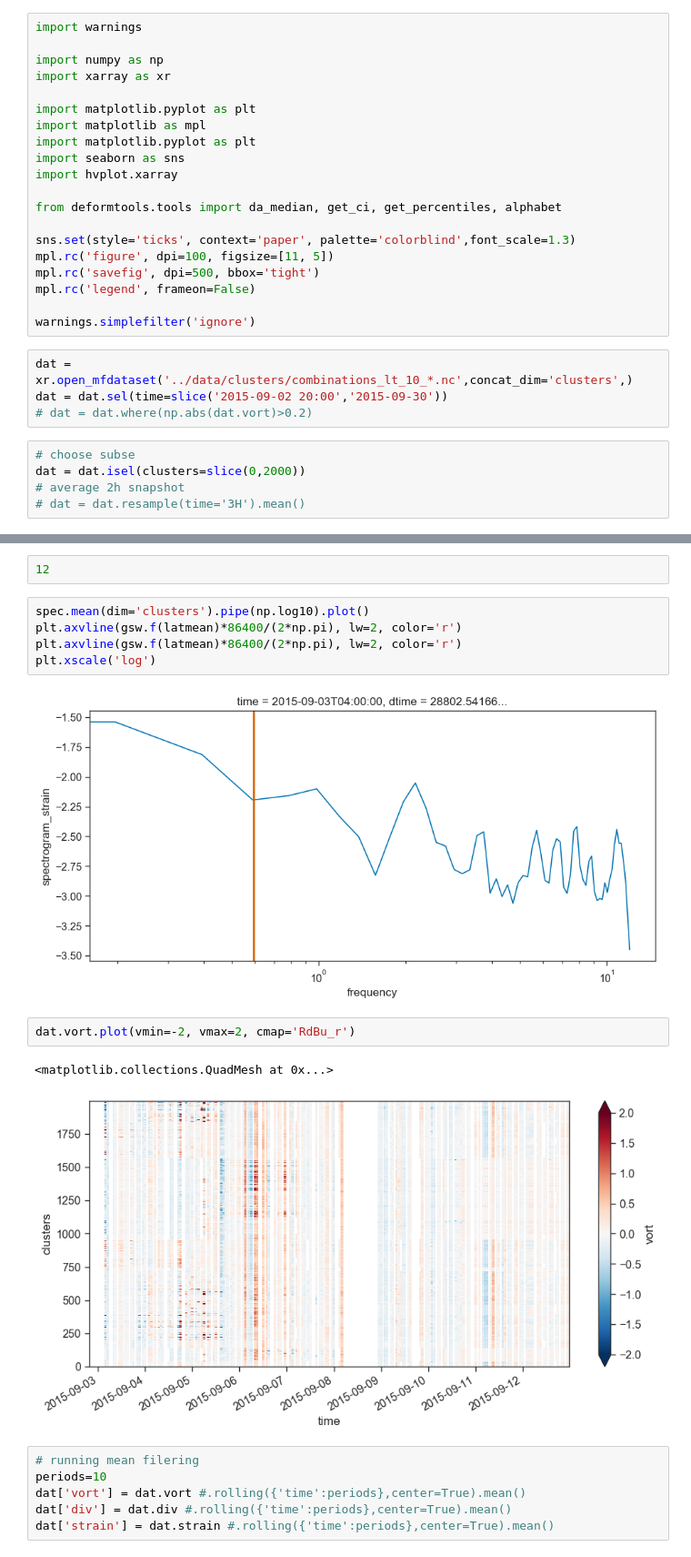
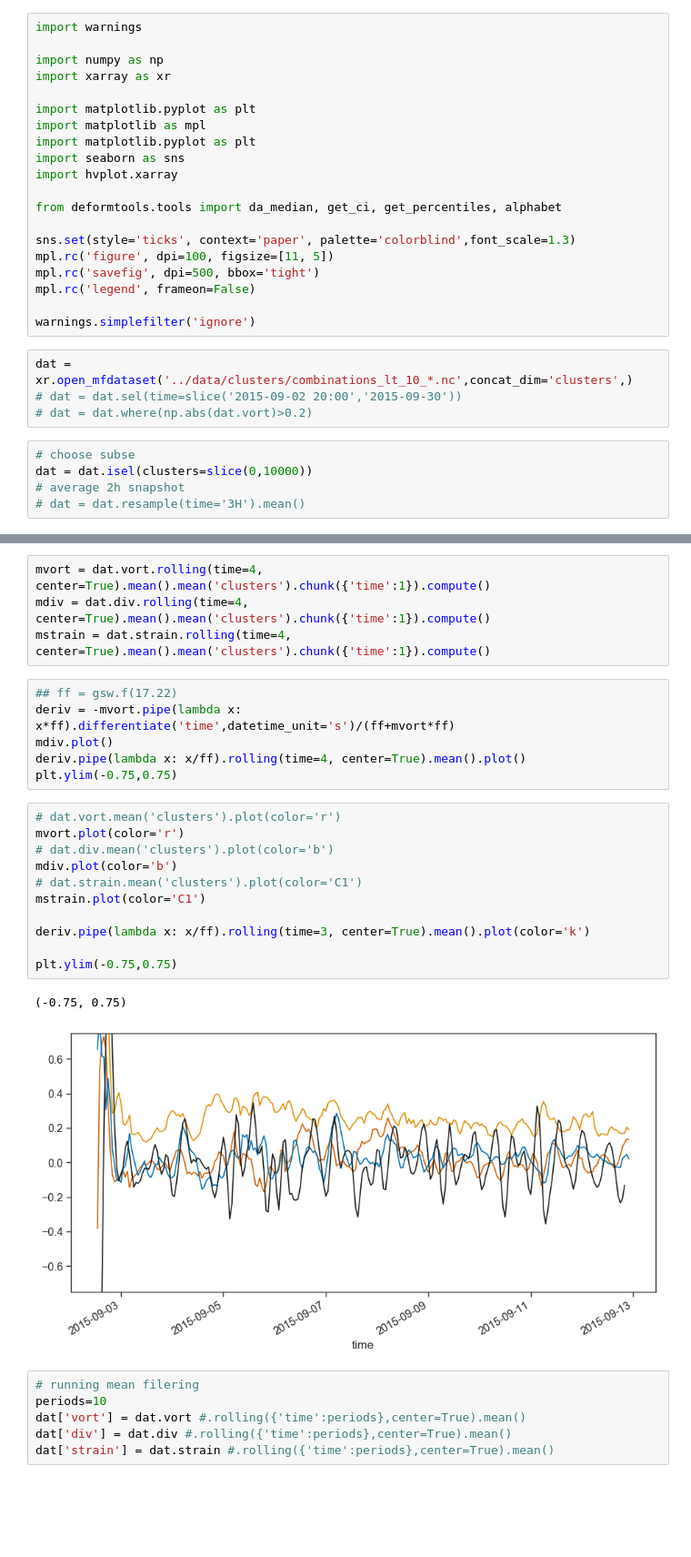
Before and after one commit to sessink/velocity_gradients, a Jupyter notebook: notebooks/timeseries.ipynb, the cells around one changed output, grey strips where cells are left out. Shown: that part at 91% size. Saved outputs shown, nothing was run; the diff lists cells and outputs as text; blank space fills up the shorter version.

Commit message:
timeseries plots

```diff
--- a/notebooks/timeseries.ipynb
+++ b/notebooks/timeseries.ipynb
@@ -24,10 +24,10 @@ mpl.rc('legend', frameon=False)
 warnings.simplefilter('ignore')
 # %%
 dat = xr.open_mfdataset('../data/clusters/combinations_lt_10_*.nc',concat_dim='clusters',)
-dat = dat.sel(time=slice('2015-09-02 20:00','2015-09-30'))
+# dat = dat.sel(time=slice('2015-09-02 20:00','2015-09-30'))
 # dat = dat.where(np.abs(dat.vort)>0.2)
 # %%
 # choose subse
-dat = dat.isel(clusters=slice(0,2000))
+dat = dat.isel(clusters=slice(0,10000))
 # average 2h snapshot
 # dat = dat.resample(time='3H').mean()
@@ -61,17 +34,27 @@ gsw.f(17.4)*86400/(2*np.pi)
-# %%
-12
-# %%
-spec.mean(dim='clusters').pipe(np.log10).plot()
-plt.axvline(gsw.f(latmean)*86400/(2*np.pi), lw=2, color='r')
-plt.axvline(gsw.f(latmean)*86400/(2*np.pi), lw=2, color='r')
-plt.xscale('log')
-# %% [output]
-[figure, removed]
-# %%
-dat.vort.plot(vmin=-2, vmax=2, cmap='RdBu_r')
-# %% [output]
-<matplotlib.collections.QuadMesh at 0x...>
-[figure, removed]
+# %%
+mvort = dat.vort.rolling(time=4, center=True).mean().mean('clusters').chunk({'time':1}).compute()
+mdiv = dat.div.rolling(time=4, center=True).mean().mean('clusters').chunk({'time':1}).compute()
+mstrain = dat.strain.rolling(time=4, center=True).mean().mean('clusters').chunk({'time':1}).compute()
+# %%
+## ff = gsw.f(17.22)
+deriv = -mvort.pipe(lambda x: x*ff).differentiate('time',datetime_unit='s')/(ff+mvort*ff)
+mdiv.plot()
+deriv.pipe(lambda x: x/ff).rolling(time=4, center=True).mean().plot()
+plt.ylim(-0.75,0.75)
+# %%
+# dat.vort.mean('clusters').plot(color='r')
+mvort.plot(color='r')
+# dat.div.mean('clusters').plot(color='b')
+mdiv.plot(color='b')
+# dat.strain.mean('clusters').plot(color='C1')
+mstrain.plot(color='C1')
+
+deriv.pipe(lambda x: x/ff).rolling(time=3, center=True).mean().plot(color='k')
+
+plt.ylim(-0.75,0.75)
+# %% [output]
+(-0.75, 0.75)
+[figure, added]
 # %%
 # running mean filering
 periods=10
```
Also changed, not shown: parts of 13 cells of this notebook, 1 other file.
